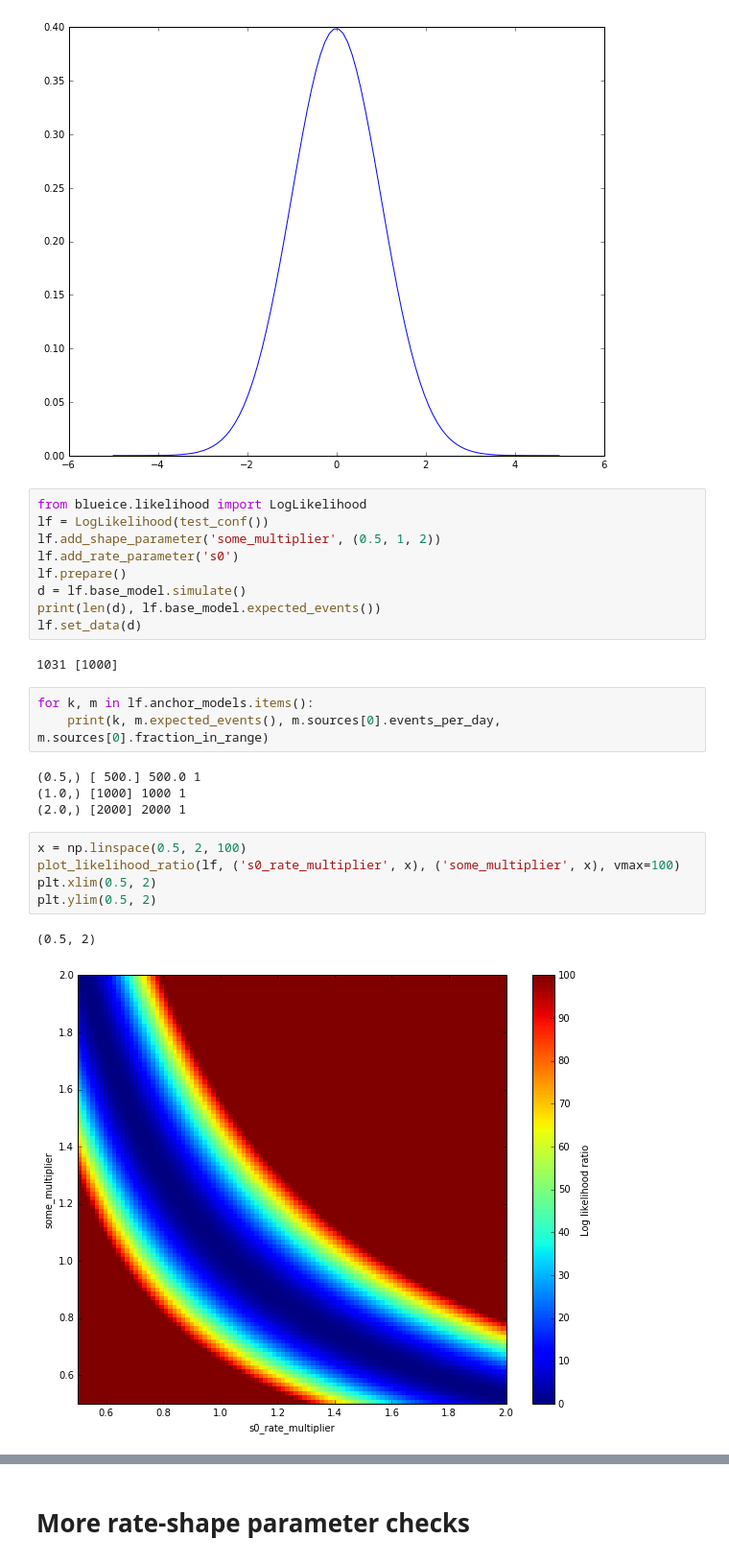
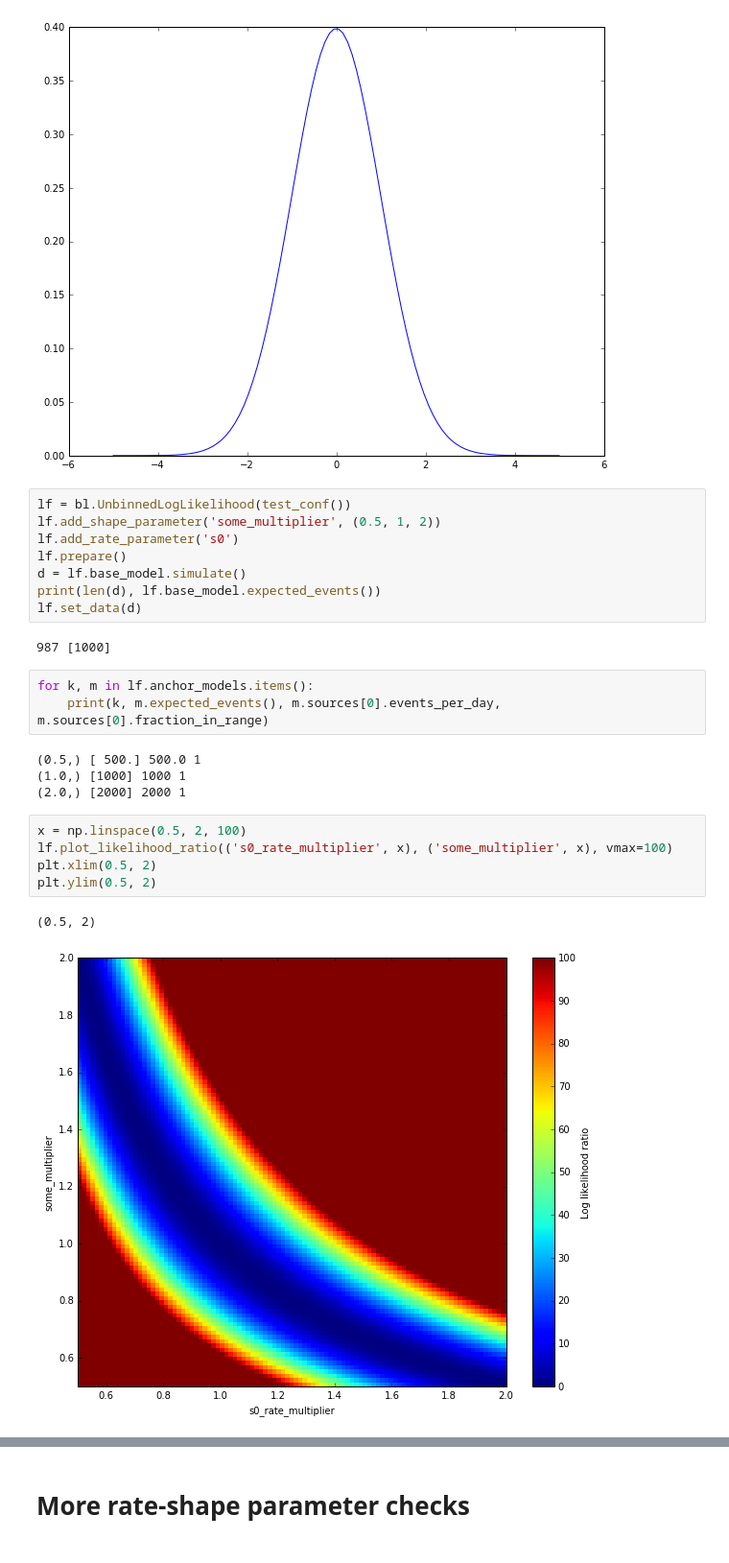
Before and after one commit to JelleAalbers/blueice, a Jupyter notebook: notebooks/Test rate and shape parameters.ipynb, the cells around one changed output, grey strips where cells are left out. Shown: that part at 96% size. Saved outputs shown, nothing was run; the diff lists cells and outputs as text.

```diff
--- a/notebooks/Test rate and shape parameters.ipynb
+++ b/notebooks/Test rate and shape parameters.ipynb
@@ -30,8 +28,7 @@ plt.plot(q, m.sources[0].pdf(q))
 [<matplotlib.lines.Line2D at 0x...>]
 [figure]
 # %%
-from blueice.likelihood import LogLikelihood
-lf = LogLikelihood(test_conf())
+lf = bl.UnbinnedLogLikelihood(test_conf())
 lf.add_shape_parameter('some_multiplier', (0.5, 1, 2))
 lf.add_rate_parameter('s0')
 lf.prepare()
@@ -39,7 +36,7 @@ d = lf.base_model.simulate()
 print(len(d), lf.base_model.expected_events())
 lf.set_data(d)
 # %% [output]
-1031 [1000]
+987 [1000]
 # %%
 for k, m in lf.anchor_models.items():
     print(k, m.expected_events(), m.sources[0].events_per_day, m.sources[0].fraction_in_range)
@@ -49,11 +46,11 @@ for k, m in lf.anchor_models.items():
 (2.0,) [2000] 2000 1
 # %%
 x = np.linspace(0.5, 2, 100)
-plot_likelihood_ratio(lf, ('s0_rate_multiplier', x), ('some_multiplier', x), vmax=100)
+lf.plot_likelihood_ratio(('s0_rate_multiplier', x), ('some_multiplier', x), vmax=100)
 plt.xlim(0.5, 2)
 plt.ylim(0.5, 2)
 # %% [output]
 (0.5, 2)
-[figure, old version]
+[figure, new version]
 # %%
 # Should be flat 0 (since fitting foo_rate_multiplier completely compensates for some_multiplier)
```
Also changed, not shown: parts of 9 cells of this notebook, 6 other files.
